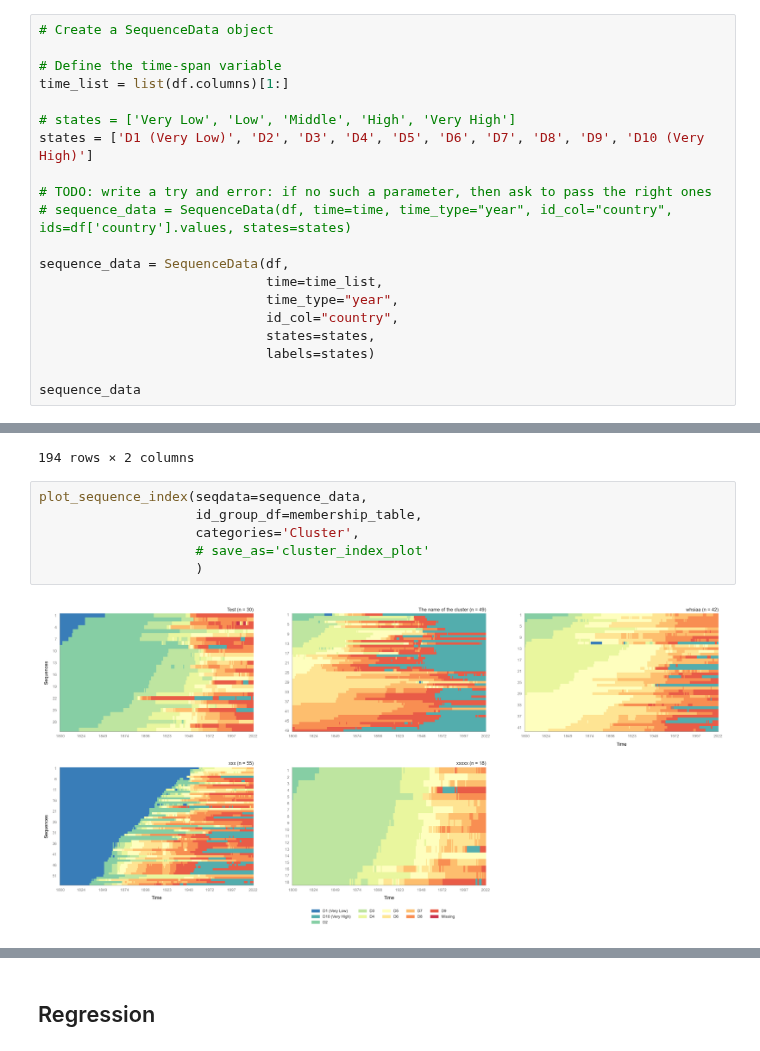
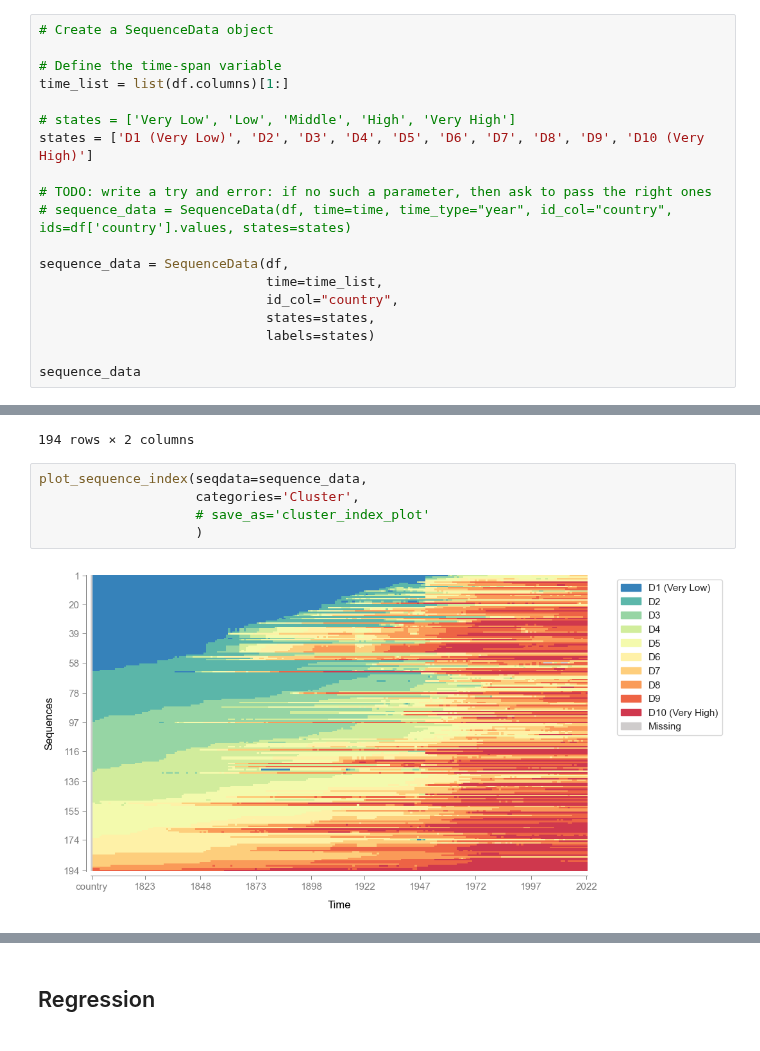
Before and after one commit to sdaza/Sequenzo, a Jupyter notebook: Tutorials/01_quickstart.ipynb, the cells around one changed output, grey strips where cells are left out. Saved outputs shown, nothing was run; the diff lists cells and outputs as text.

```diff
--- a/Tutorials/01_quickstart.ipynb
+++ b/Tutorials/01_quickstart.ipynb
@@ -99,7 +99,6 @@ states = ['D1 (Very Low)', 'D2', 'D3', 'D4', 'D5', 'D6', 'D7', 'D8', 'D9', 'D10
 
 sequence_data = SequenceData(df,
                              time=time_list,
-                             time_type="year",
                              id_col="country",
                              states=states,
                              labels=states)
@@ -306,11 +294,10 @@ membership_table
 194 rows × 2 columns
 # %%
 plot_sequence_index(seqdata=sequence_data,
-                    id_group_df=membership_table,
                     categories='Cluster',
                     # save_as='cluster_index_plot'
                     )
 # %% [output]
-[figure, old version]
+[figure, new version]
 # %%
 plot_state_distribution(seqdata=sequence_data,
```
Also changed, not shown: parts of 15 cells of this notebook, 31 other files.
